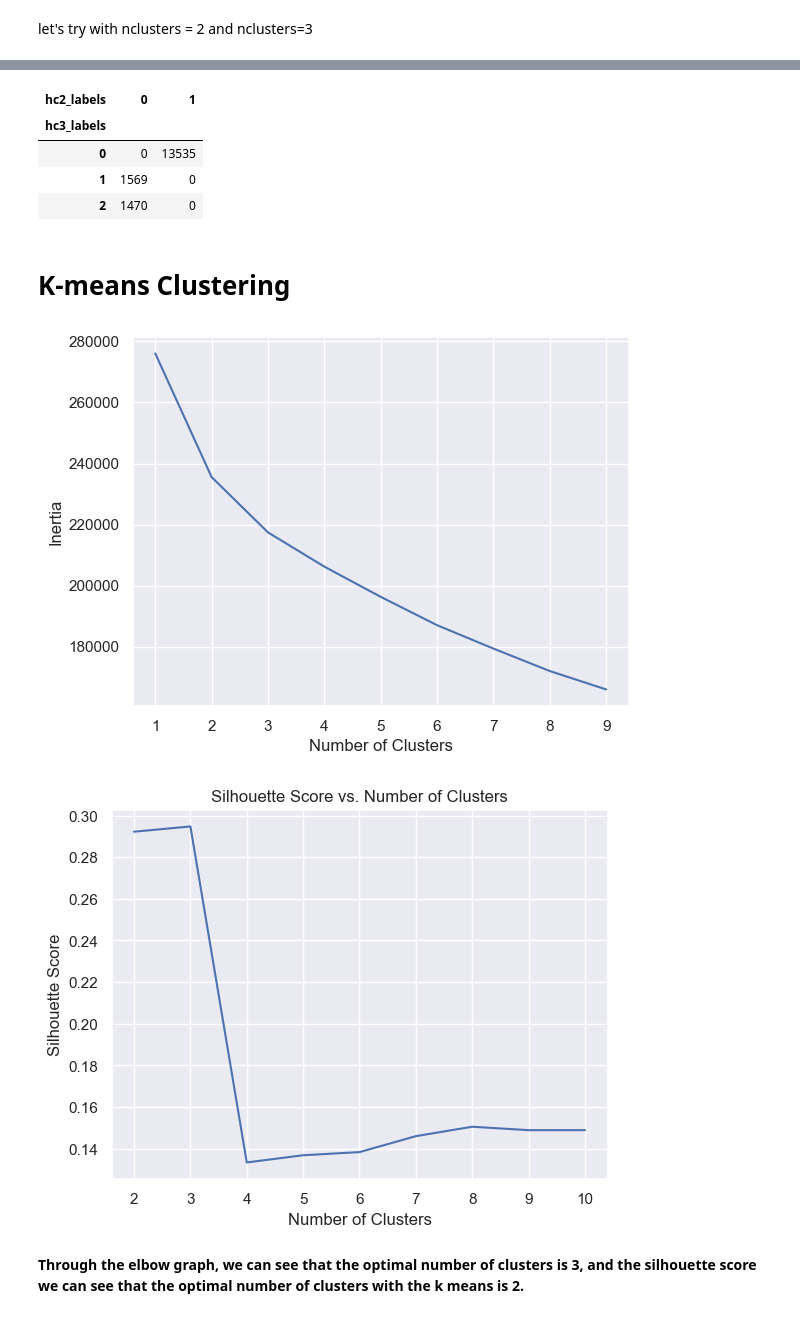
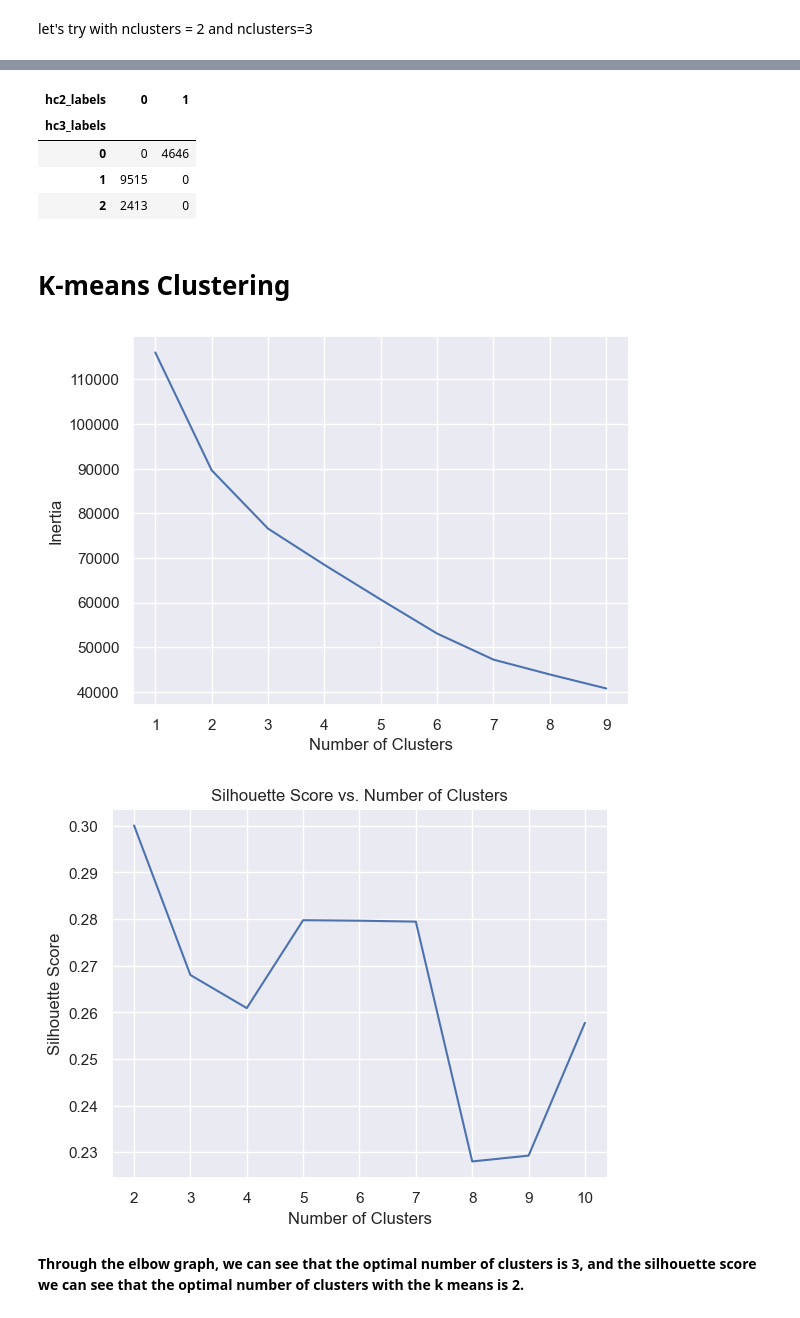
Before and after one commit to calcoafrancisca/Group-39---DM---Part2, a Jupyter notebook: Value-Based-Perspective.ipynb, the cells around one changed output, grey strips where cells are left out. Saved outputs shown, nothing was run; the diff lists cells and outputs as text; code cells hidden in the pictures.

```diff
--- a/Value-Based-Perspective.ipynb
+++ b/Value-Based-Perspective.ipynb
@@ -106,10 +106,7 @@ value_features = [
     'KMPerRedeemedPoint',
     'AvgDistancePerFlight',
     'FlightsWithCompanionsRatio',
-    'TotalFlights',
-
-    'sr_jan', 'sr_feb', 'sr_mar', 'sr_apr', 'sr_may', 'sr_jun',
-    'sr_jul', 'sr_aug', 'sr_sep', 'sr_oct', 'sr_nov', 'sr_dec'
+    'TotalFlights'
 ]
 
 df_value_based = df_value_based[value_features]
@@ -408,15 +361,15 @@ plt.show()
 ## See crosstab of 3 vs 2
 
 pd.crosstab(
-    pd.Series(hc_labels3, name='hc3_labels', index=df_pca_final.index),
-    pd.Series(hc_labels2, name='hc2_labels', index=df_pca_final.index),
+    pd.Series(hc_labels3, name='hc3_labels', index=df_value_based.index),
+    pd.Series(hc_labels2, name='hc2_labels', index=df_value_based.index),
     )
 # %% [output]
 | hc2_labels | 0 | 1 |
 | hc3_labels |  |  |
-| 0 | 0 | 13535 |
-| 1 | 1569 | 0 |
-| 2 | 1470 | 0 |
+| 0 | 0 | 4646 |
+| 1 | 9515 | 0 |
+| 2 | 2413 | 0 |
 # %% [markdown]
 # K-means Clustering
 # %%
@@ -427,7 +380,7 @@ sse2 = []
 
 for k in n_clusters:
     km = KMeans(n_clusters=k, init = "k-means++", max_iter=300, n_init=10)
-    km.fit(df_pca_final)
+    km.fit(df_value_based)
     sse2.append(km.inertia_)
 
 plt.xlabel('Number of Clusters')
@@ -435,25 +388,25 @@ plt.ylabel('Inertia')
 plt.plot(n_clusters, sse2)
 plt.show()
 # %% [output]
-[figure, old version]
+[figure, new version]
 # %%
 s_scores = []
 n_clusters = range(2, 11)
 for k in n_clusters:
     kmeans = KMeans(n_clusters=k, init="k-means++", max_iter=300, n_init=10, random_state=94)  # Set random_state for reproducibility
-    kmeans.fit(df_pca_final)
-    score = silhouette_score(df_pca_final, kmeans.labels_)
+    kmeans.fit(df_value_based)
+    score = silhouette_score(df_value_based, kmeans.labels_)
     s_scores.append(score)
 
 # Plot silhouette scores dynamically
 plt.figure()  # Create a new figure for each iteration
 plt.plot(n_clusters, s_scores)
 plt.xlabel('Number of Clusters')
 plt.ylabel('Silhouette Score')
 plt.title(f'Silhouette Score vs. Number of Clusters')
 plt.show()
 # %% [output]
-[figure, old version]
+[figure, new version]
 # %% [markdown]
 **Through the elbow graph, we can see that the optimal number of clusters is 3, and the silhouette score we can see that the optimal number of clusters with the k means is 2.**
 # %%
```
Also changed, not shown: parts of 40 cells of this notebook.
